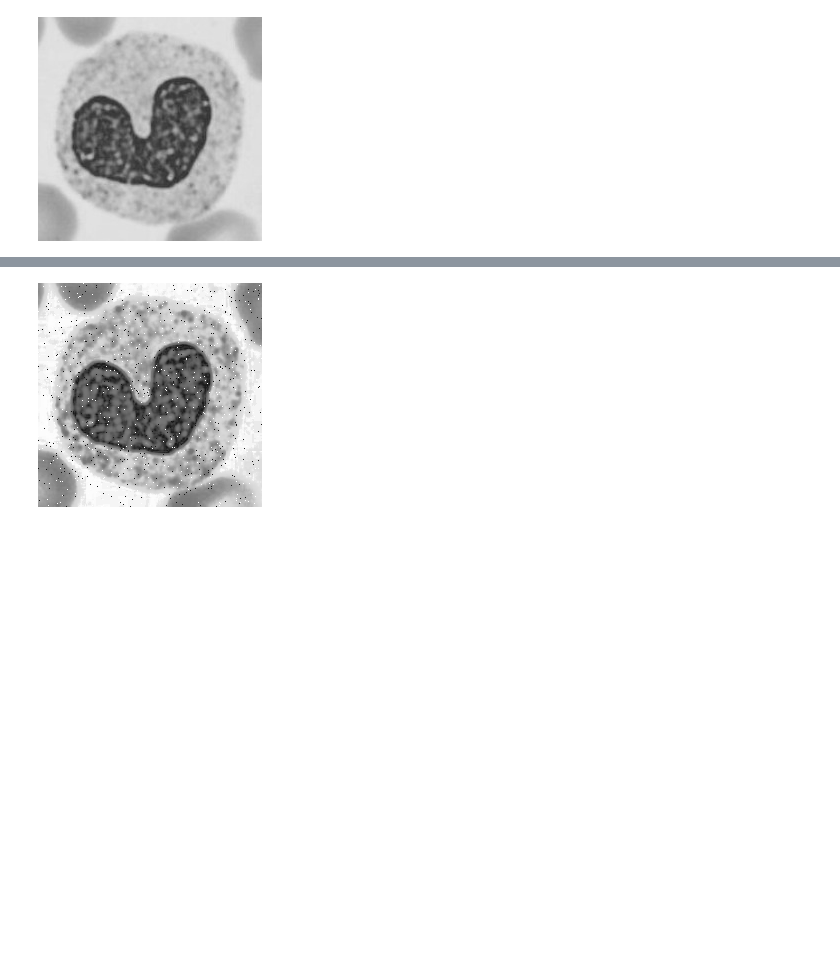
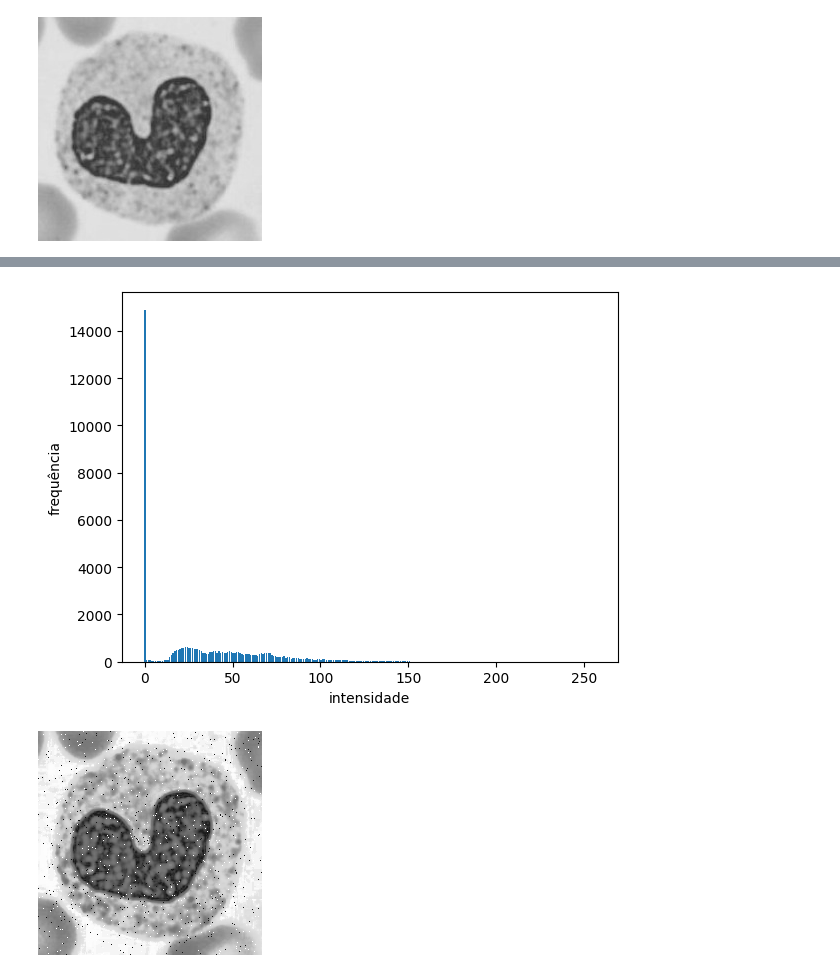
Before and after one commit to giuliasl/processamento_imagens, a Jupyter notebook: Projeto_M1_–_Operações_Pontuais_e_Filtragem_Espacial.ipynb, the cells around one changed output, grey strips where cells are left out. Drawn from its saved outputs; the diff is of its cells as text; code cells hidden in the pictures; blank space fills up the shorter version.

```diff
--- a/Projeto_M1_–_Operações_Pontuais_e_Filtragem_Espacial.ipynb
+++ b/Projeto_M1_–_Operações_Pontuais_e_Filtragem_Espacial.ipynb
@@ -401,3 +418,11 @@ cv2_imshow(imagem_1_equalizada)
+# %%
+x = np.linspace(0,256,256)
+plt.bar(x,histogram)
+plt.xlabel('intensidade');
+plt.ylabel('frequência');
+plt.show()
+# %% [output]
+[figure, added]
 # %%
 #APLICANDO GAMMA
 
```
Also changed, not shown: parts of 6 cells of this notebook.
